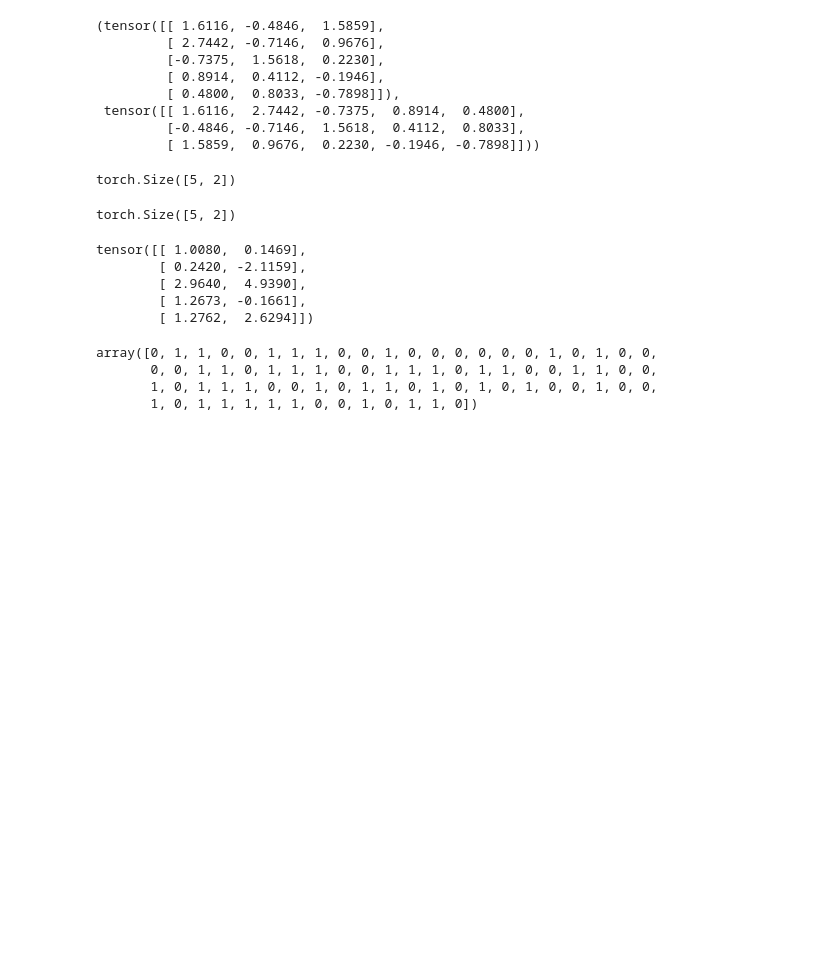
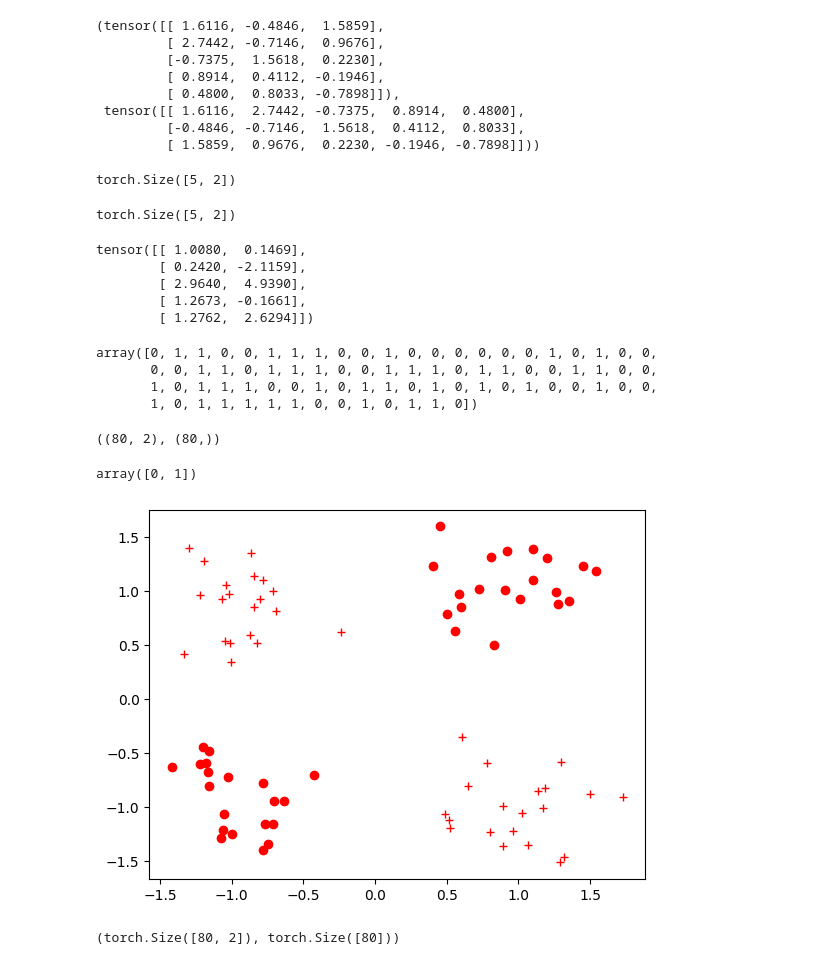
Before and after one commit to krapppp/AI, a Jupyter notebook: python/deep/dl_deep_d1.ipynb, the cells around one changed output. Saved outputs shown, nothing was run; the diff lists cells and outputs as text; code cells hidden in the pictures; blank space fills up the shorter version.

```diff
--- a/python/deep/dl_deep_d1.ipynb
+++ b/python/deep/dl_deep_d1.ipynb
@@ -159,0 +165,46 @@ array([0, 1, 1, 0, 0, 1, 1, 1, 0, 0, 1, 0, 0, 0, 0, 0, 0, 1, 0, 1, 0, 0,
+# %%
+n_dim=2
+tr_x,tr_y=make_blobs(n_samples=80,n_features=2,centers=[[1,1],[-1,-1],[1,-1],[-1,1]],shuffle=True,cluster_std=0.3)
+tt_x,tt_y=make_blobs(n_samples=20,n_features=2,centers=[[1,1],[-1,-1],[1,-1],[-1,1]],shuffle=True,cluster_std=0.3)
+
+def label_map(y,from_,n):
+    ck_y=y.copy()
+    for i in from_:
+        ck_y[y==i]=n
+    return ck_y
+tr_y=label_map(tr_y,[0,1],0)
+tr_y=label_map(tr_y,[2,3],1)
+tt_y=label_map(tt_y,[0,1],0)
+tt_y=label_map(tt_y,[2,3],1)
+
+tr_x.shape,tr_y.shape
+# %% [output]
+((80, 2), (80,))
+# %%
+np.unique(tr_y)
+# %% [output]
+array([0, 1])
+# %%
+def v_data(x,y=None,c='r'):
+    if y is None:
+        y=[None]*len(x) # [None for _ in range(len(x))]
+    for ck_x,ck_y in zip(x,y):
+        if ck_y is None:
+            plt.plot(ck_x[0],ck_x[1],'*',markerfacecolor='none',markeredgecolor=c)
+        else:
+            plt.plot(ck_x[0],ck_x[1],'o'+c if ck_y==0 else '+'+c)
+# %%
+# 시각화 -> XOR
+v_data(tr_x,tr_y)
+plt.show()
+# 선긋기 방법(나누기) : LinearRegression,LogisticRegression
+# %% [output]
+[figure, added]
+# %%
+t_tr_x=torch.FloatTensor(tr_x)
+t_tt_x=torch.FloatTensor(tt_x)
+t_tr_y=torch.FloatTensor(tr_y)
+t_tt_y=torch.FloatTensor(tt_y)
+t_tr_x.shape,t_tr_y.shape
+# %% [output]
+(torch.Size([80, 2]), torch.Size([80]))
```
Also changed, not shown: parts of 18 cells of this notebook, 1 other file.
